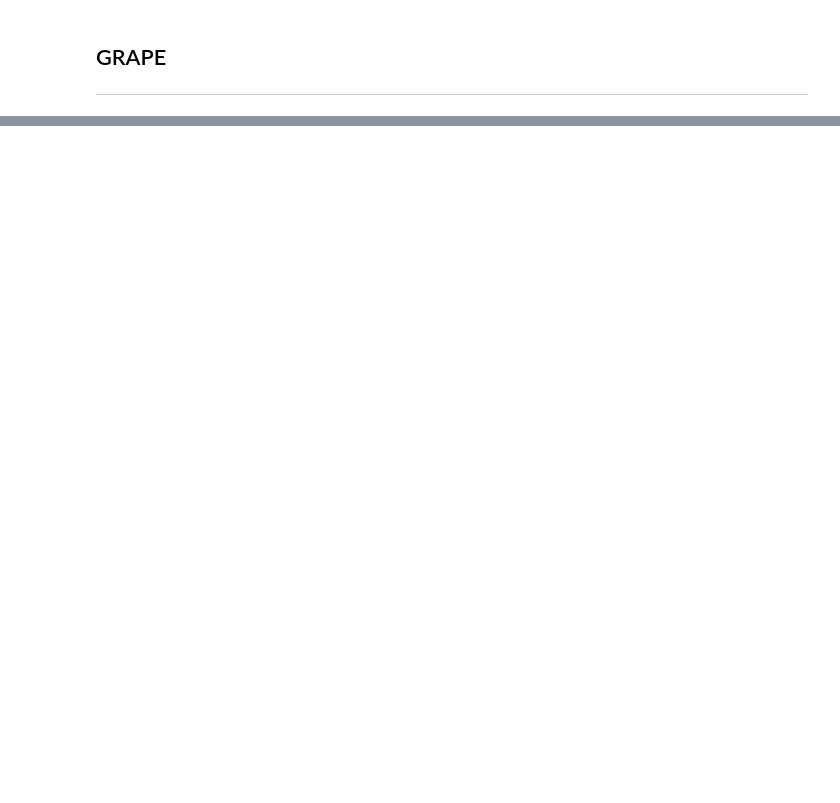
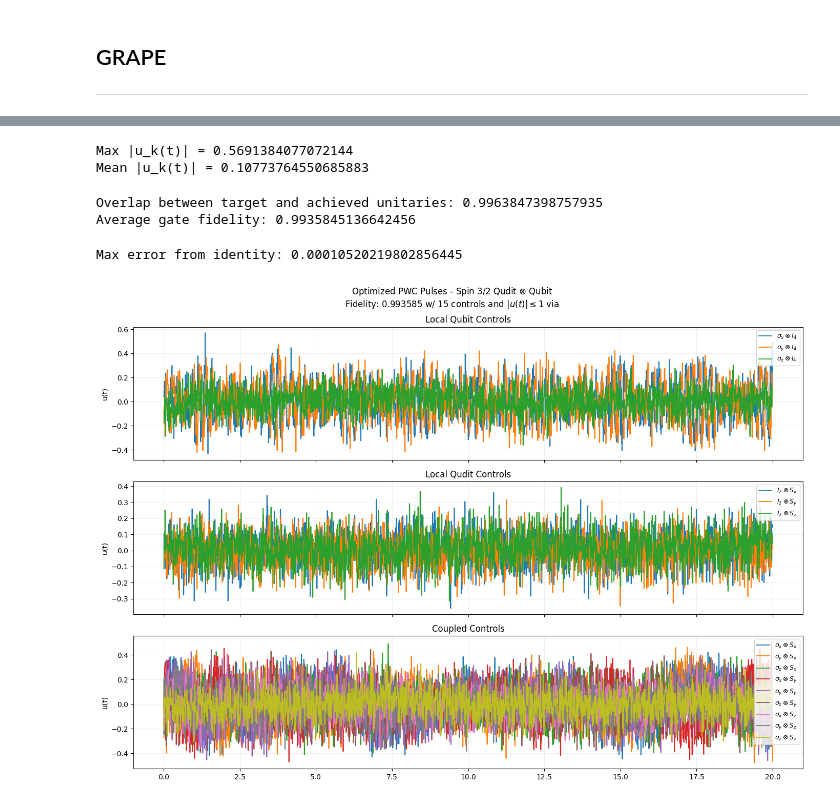
Before and after one commit to noahbraunf/GRAPE-Hamiltonian-Simulation, a Jupyter notebook: jax-sim.ipynb, the cells around one changed output, grey strips where cells are left out. Saved outputs shown, nothing was run; the diff lists cells and outputs as text; code cells hidden in the pictures; blank space fills up the shorter version.

```diff
--- a/jax-sim.ipynb
+++ b/jax-sim.ipynb
@@ -291,0 +302,8 @@ min epoch time of 1.69306 s
+# %%
+opt_physical = jnp.tanh(optimization_params)
+
+print(f"Max |u_k(t)| = {jnp.max(jnp.abs(opt_physical))}")
+print(f"Mean |u_k(t)| = {jnp.mean(jnp.abs(opt_physical))}")
+# %% [output]
+Max |u_k(t)| = 0.5691384077072144
+Mean |u_k(t)| = 0.10773764550685883
@@ -291,0 +313,59 @@ min epoch time of 1.69306 s
+# %%
+final_states = result.states[:, -1, :, :]
+U_achieved = jnp.concatenate([jnp.array(dq.to_jax(final_states[k])).reshape(d_total, 1) for k in range(d_total)], axis=1)
+
+#average gate fidelity
+overlap = jnp.trace(U_target.conj().T @ U_achieved)
+F_avg = (jnp.abs(overlap) ** 2 + d_total) / (d_total * (d_total + 1))
+
+print(f"Overlap between target and achieved unitaries: {jnp.abs(overlap) / d_total}")
+print(f"Average gate fidelity: {F_avg}")
+# %% [output]
+Overlap between target and achieved unitaries: 0.9963847398757935
+Average gate fidelity: 0.9935845136642456
+# %%
+UdU = U_achieved.conj().T @ U_achieved
+print(f"Max error from identity: {jnp.max(jnp.abs(UdU - jnp.eye(d_total)))}")
+# %% [output]
+Max error from identity: 0.00010520219802856445
+# %%
+# Visualization
+t_mids = 0.5 * (tsave[1:] + tsave[:-1])
+
+fix, axes = plt.subplots(3, 1, figsize=(14,10), sharex=True)
+ax = axes[0]
+for i in range(3):
+    ax.step(t_mids, opt_physical[i], where='mid', lw=1.3, label=labels_qubit_1_body[i])
+ax.set_ylabel(r"u(t)")
+ax.set_title("Local Qubit Controls")
+ax.legend(loc='upper right', fontsize=9)
+ax.grid(True, alpha=0.2)
+
+ax = axes[1]
+for i in range(3):
+    ax.step(t_mids, opt_physical[i+3], where='mid', lw=1.3, label=labels_qudit_1_body[i])
+ax.set_ylabel(r"u(t)")
+ax.set_title("Local Qudit Controls")
+ax.legend(loc='upper right', fontsize=9)
+ax.grid(True, alpha=0.2)
+
+ax = axes[2]
+cmap = plt.cm.tab10
+for i in range(9):
+    ax.step(t_mids, opt_physical[i+6], where='mid', lw=1.3, label=labels_coupled[i], color=cmap(i))
+ax.set_ylabel(r"u(t)")
+ax.set_title("Coupled Controls")
+ax.legend(loc='upper right', fontsize=9)
+ax.grid(True, alpha=0.2)
+
+fid_str = f"{jnp.real(F_avg):.6f}"
+plt.suptitle(
+    'Optimized PWC Pulses - Spin $3/2$ Qudit $\\otimes$ Qubit\n'
+    f'Fidelity: {fid_str} w/ 15 controls and '
+    r'$|u(t)| \leq 1$ via',
+    fontsize=12
+)
+plt.tight_layout()
+plt.show()
+# %% [output]
+[figure, added]
```
Also changed, not shown: parts of 6 cells of this notebook.
